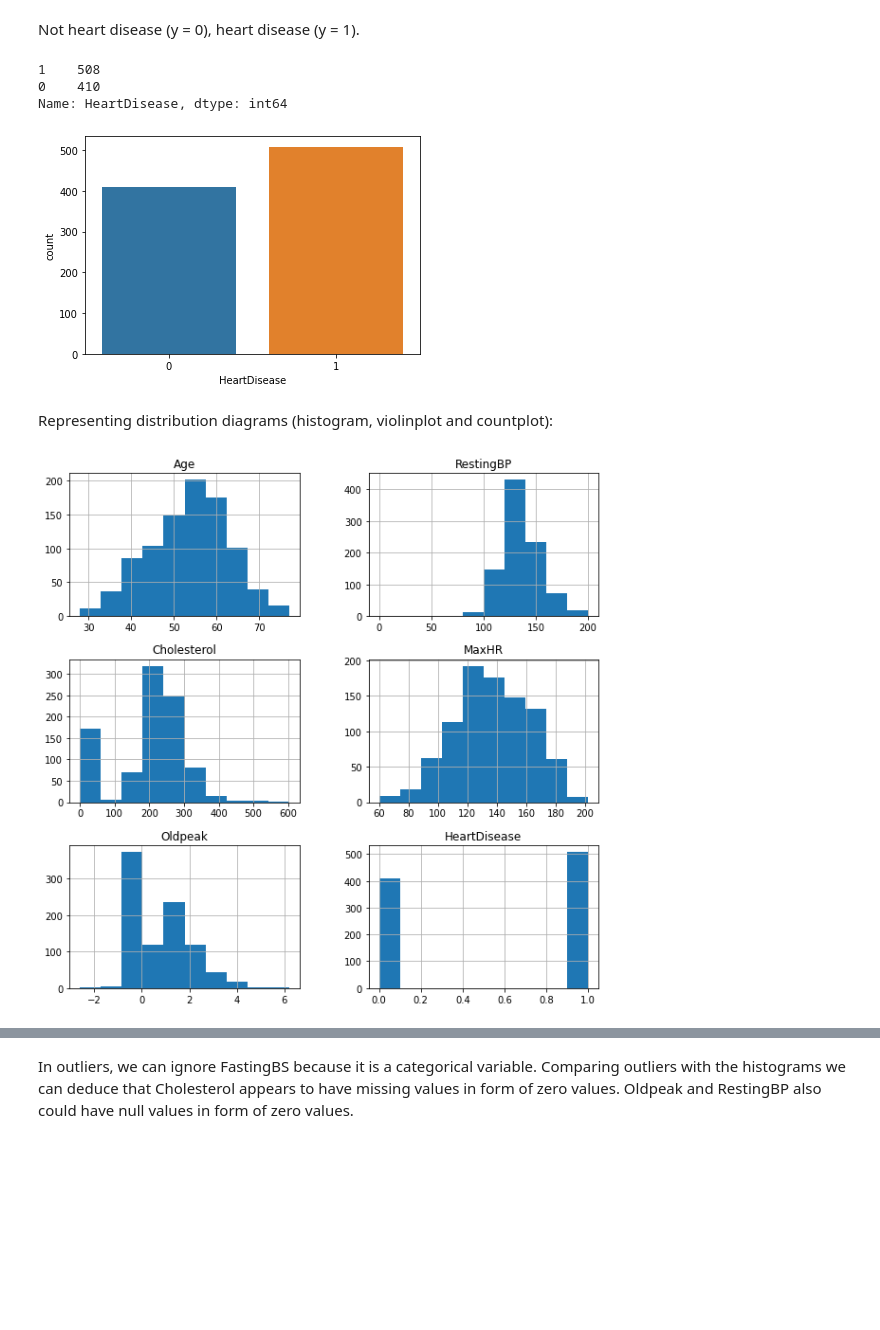
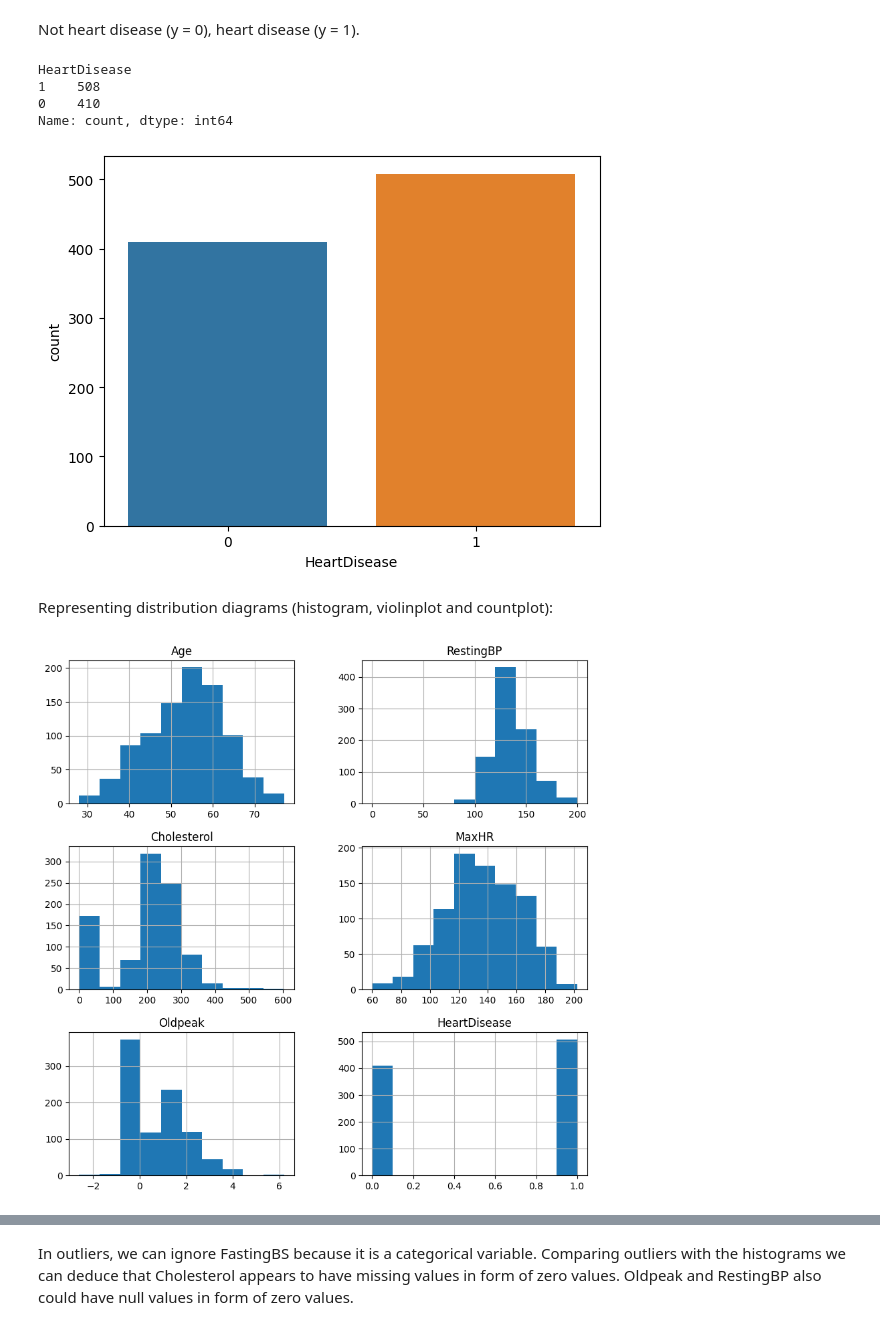
Before and after one commit to mma735/Practice-DS, a Jupyter notebook: dataset5_heart/dataset5_heart_DP&EDA.ipynb, the cells around one changed output, grey strips where cells are left out. Drawn from its saved outputs; the diff is of its cells as text; code cells hidden in the pictures; blank space fills up the shorter version.

Commit message:
improved graphical details

```diff
--- a/dataset5_heart/dataset5_heart_DP&EDA.ipynb
+++ b/dataset5_heart/dataset5_heart_DP&EDA.ipynb
@@ -15,7 +15,7 @@ os.getcwd()
 # %% [markdown]
 Loading the dataset
 # %%
-dfHeart = pd.read_csv(".\datasets\heart.csv")
+dfHeart = pd.read_csv("heart.csv")
 # %%
 dfHeart.head()
 # %% [output]
@@ -92,18 +92,19 @@ Proportion of classes:
 # %% [markdown]
 Not heart disease (y = 0), heart disease (y = 1).
 # %%
-sns.countplot(x = "HeartDisease", data = dfHeart)
+sns.countplot(x = "HeartDisease", hue = "HeartDisease", data = dfHeart, legend = False)
 dfHeart.loc[:, 'HeartDisease'].value_counts()
 # %% [output]
+HeartDisease
 1    508
 0    410
-Name: HeartDisease, dtype: int64
+Name: count, dtype: int64
-[figure, old version]
+[figure, new version]
 # %% [markdown]
 Representing distribution diagrams (histogram, violinplot and countplot):
 # %%
 histRaw = dfHeart.drop(columns=['FastingBS']).hist(figsize = (10,10))
 # %% [output]
-[figure, old version]
+[figure, new version]
 # %%
 # calculate the IQR for each numerical column
```
Also changed, not shown: parts of 8 cells of this notebook.
